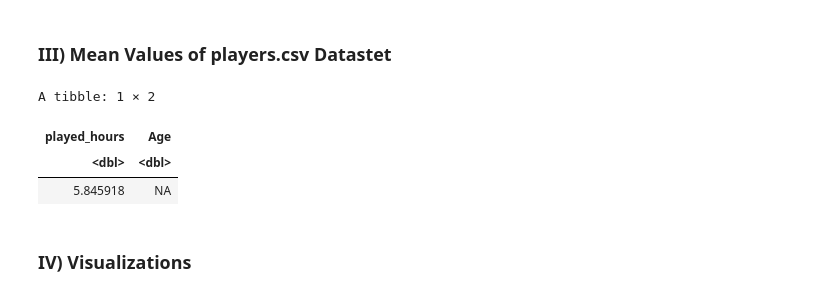
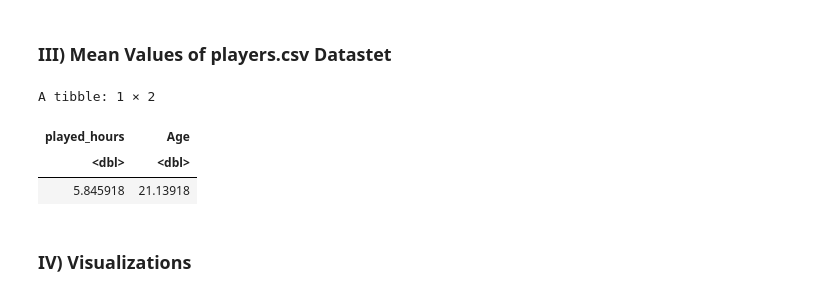
Before and after one commit to saurav-s25/DSCI-100-Project-Individual, a Jupyter notebook: Project Planning Stage (Individual).ipynb, the cells around one changed output. Cells and saved outputs as stored; diff of their text form; code cells hidden in the pictures.

```diff
--- a/Project Planning Stage (Individual).ipynb
+++ b/Project Planning Stage (Individual).ipynb
@@ -209,13 +181,13 @@ A tibble: 1535 × 5
 # %%
 mean_of_quantitative_variables <- tidy_players_info |>
     select(played_hours, Age) |>
-    map_df(mean)
+    map_df(mean, na.rm = TRUE)
 mean_of_quantitative_variables
 # %% [output]
 A tibble: 1 × 2
 | played_hours | Age |
 | <dbl> | <dbl> |
-| 5.845918 | NA |
+| 5.845918 | 21.13918 |
 # %% [markdown]
 ### IV) Visualizations
 # %%
```
Also changed, not shown: parts of 8 cells of this notebook.
